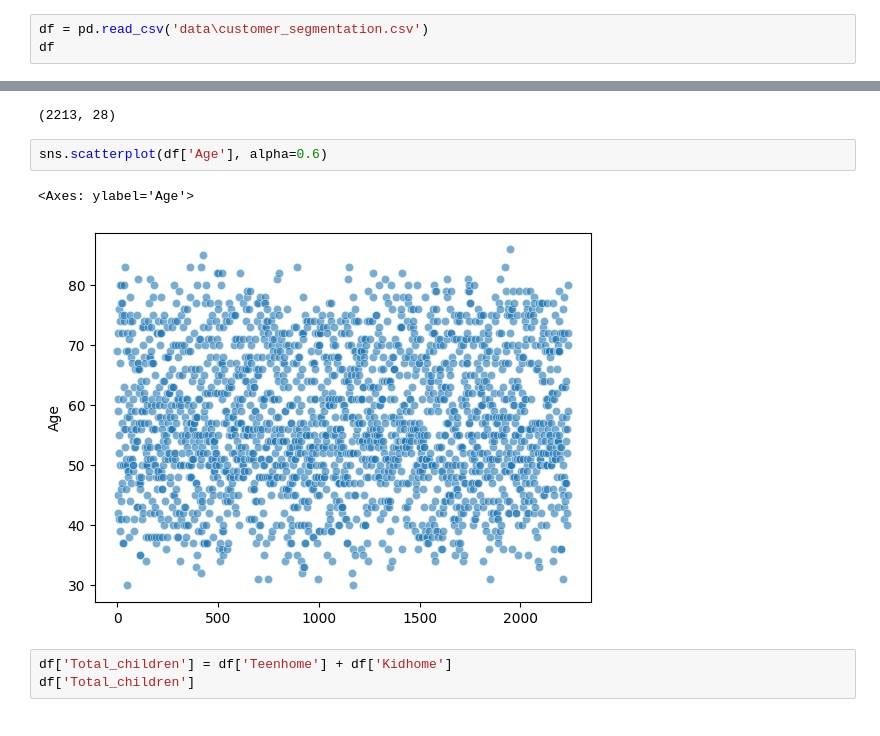
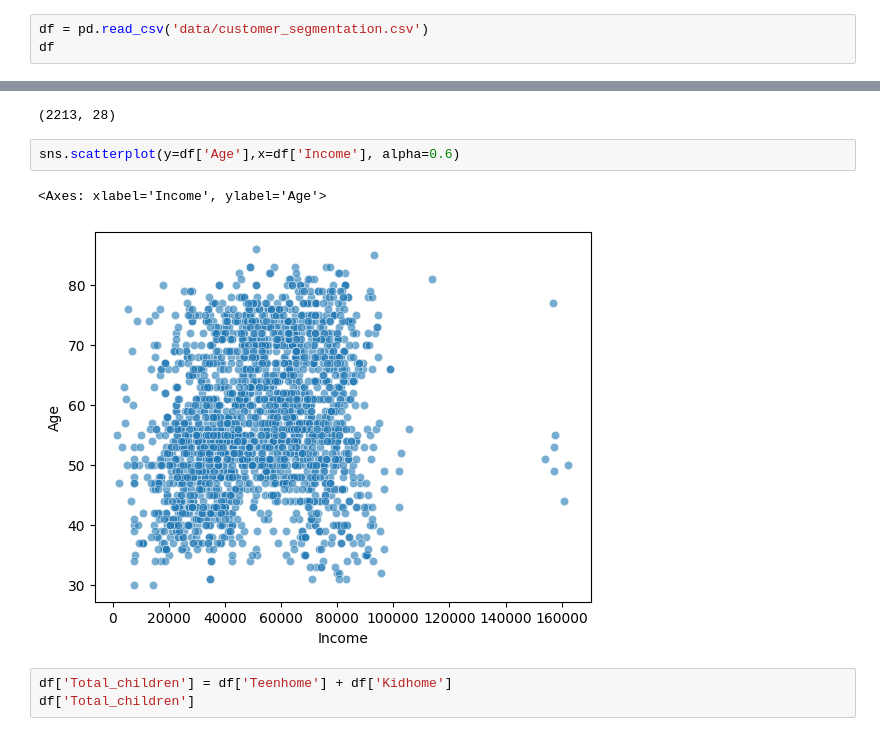
Before and after one commit to RaviNamdeoo/Customer_Segmentation_Analysis, a Jupyter notebook: Customer_segment.ipynb, the cells around one changed output, grey strips where cells are left out. Drawn from its saved outputs; the diff is of its cells as text.

```diff
--- a/Customer_segment.ipynb
+++ b/Customer_segment.ipynb
@@ -4,7 +4,7 @@ import numpy as np
 import seaborn as sns
 import matplotlib.pyplot as plt
 # %%
-df = pd.read_csv('data\customer_segmentation.csv')
+df = pd.read_csv('data/customer_segmentation.csv')
 df
 # %% [output]
 |  | ID | Year_Birth | Education | Marital_Status | Income | Kidhome | Teenhome | Dt_Customer | Recency | ... |
@@ -193,10 +193,10 @@ df.shape
 # %% [output]
 (2213, 28)
 # %%
-sns.scatterplot(df['Age'], alpha=0.6)
+sns.scatterplot(y=df['Age'],x=df['Income'], alpha=0.6)
 # %% [output]
-<Axes: ylabel='Age'>
+<Axes: xlabel='Income', ylabel='Age'>
-[figure, old version]
+[figure, new version]
 # %%
 df['Total_children'] = df['Teenhome'] + df['Kidhome']
 df['Total_children']
```
Also changed, not shown: parts of 1 cell of this notebook.
